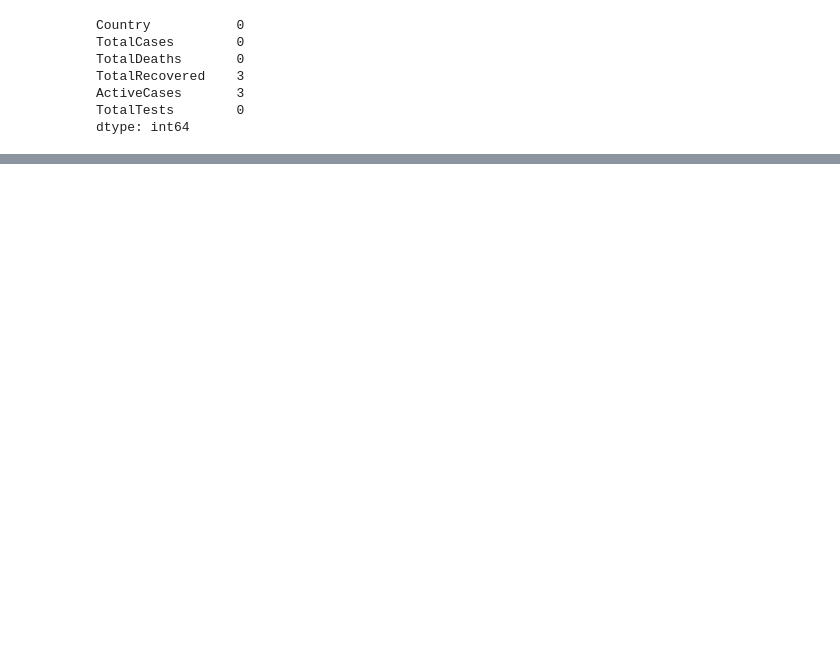
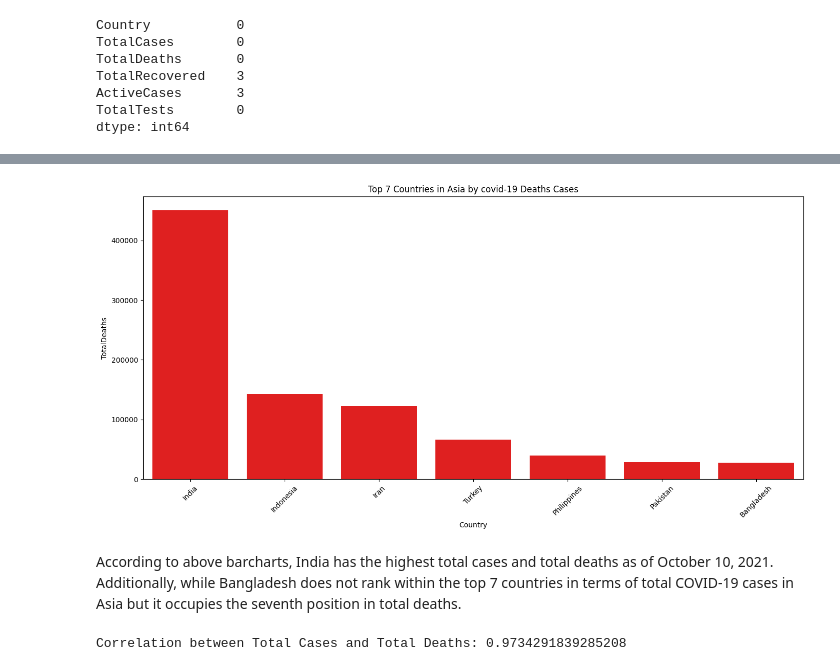
Before and after one commit to rachanakafle/rachana-made-template, a Jupyter notebook: project/report.ipynb, the cells around one changed output, grey strips where cells are left out. Drawn from its saved outputs; the diff is of its cells as text; code cells hidden in the pictures; blank space fills up the shorter version.

```diff
--- a/project/report.ipynb
+++ b/project/report.ipynb
@@ -149,0 +204,4 @@ print(top_countries_europe)
+# %%
+# display the top 7 countries with the highest number of COVID-19 deaths cases in asia
+top_deathcases_countries_asia = df_asia.sort_values(by='TotalDeaths', ascending=False).head(7)
+print(top_deathcases_countries_asia)
@@ -158,0 +235,17 @@ plt.show()
+# %%
+plt.figure(figsize=(14, 7))
+sns.barplot(x='Country', y='TotalDeaths',color='red', data=top_deathcases_countries_asia)
+plt.title('Top 7 Countries in Asia by covid-19 Deaths Cases')
+plt.xticks(rotation=45)
+plt.tight_layout()
+plt.show()
+# %% [output]
+[figure, added]
+# %% [markdown]
+According to above barcharts, India has the highest total cases and total deaths as of October 10, 2021. Additionally, while Bangladesh does not rank within the top 7 countries in terms of total COVID-19 cases in Asia but it occupies the seventh position in total deaths.
+# %%
+# Correlation between Total Cases and Total Death in covid-19 for asia dataset
+correlation_asia = df_asia['TotalCases'].corr(df_asia['TotalDeaths'])
+print(f"Correlation between Total Cases and Total Deaths: {correlation_asia}")
+# %% [output]
+Correlation between Total Cases and Total Deaths: 0.9734291839285208
```
Also changed, not shown: parts of 34 cells of this notebook.
